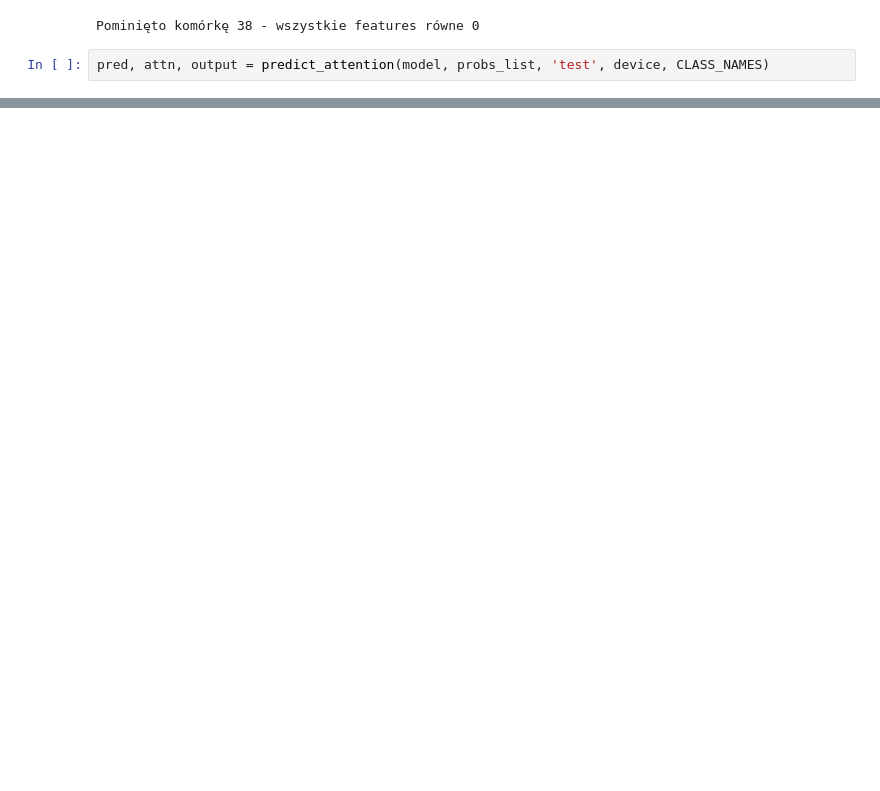
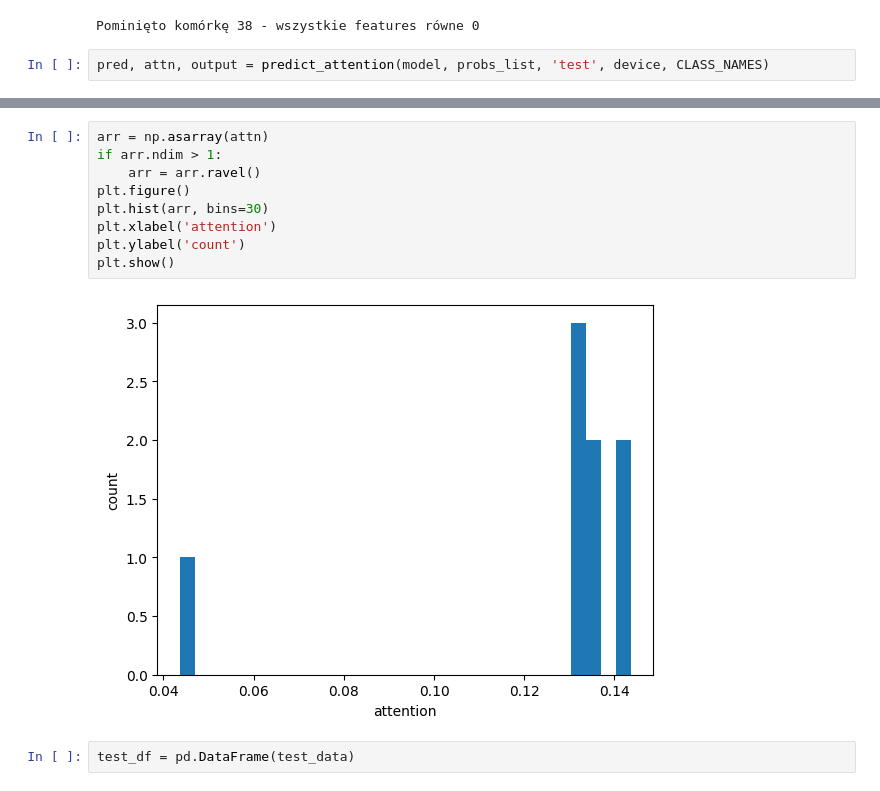
Before and after one commit to aleksandra0014/system-analizy-cytologicznej, a Jupyter notebook: test_mean-vector.ipynb, the cells around one changed output, grey strips where cells are left out. Saved outputs shown, nothing was run; the diff lists cells and outputs as text; blank space fills up the shorter version.

```diff
--- a/test_mean-vector.ipynb
+++ b/test_mean-vector.ipynb
@@ -1320,0 +948,13 @@ plt.show()
+# %%
+arr = np.asarray(attn)
+if arr.ndim > 1:
+    arr = arr.ravel()
+plt.figure()
+plt.hist(arr, bins=30)
+plt.xlabel('attention')
+plt.ylabel('count')
+plt.show()
+# %% [output]
+[figure, added]
+# %%
+test_df = pd.DataFrame(test_data)
```
Also changed, not shown: parts of 28 cells of this notebook, 17 other files.
